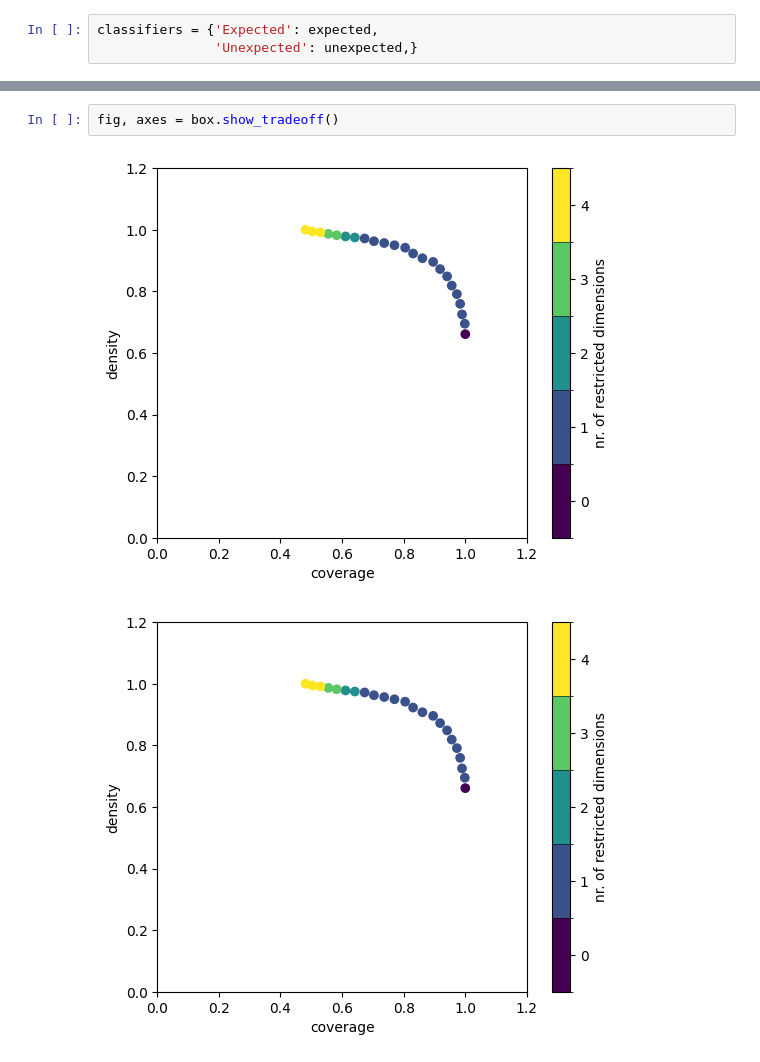
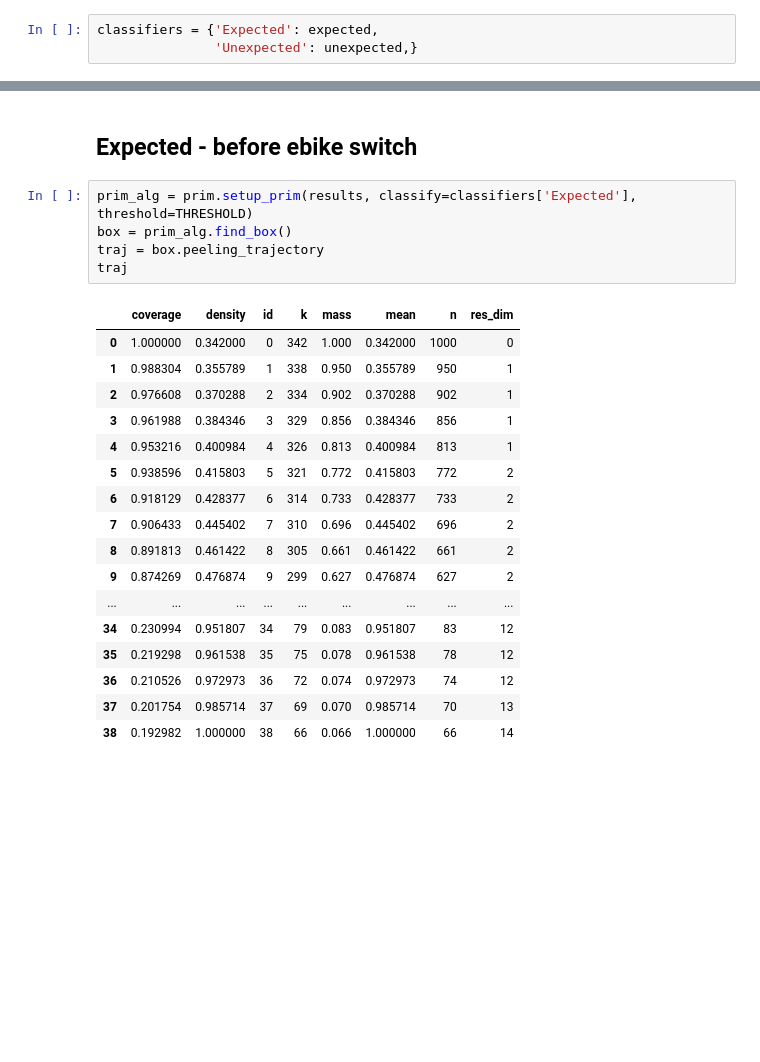
Before and after one commit to Michared/roadspace-reallocation, a Jupyter notebook: 3_Experiments/PRIM_main_outcomes.ipynb, the cells around one changed output, grey strips where cells are left out. Cells and saved outputs as stored; diff of their text form; blank space fills up the shorter version.

```diff
--- a/3_Experiments/PRIM_main_outcomes.ipynb
+++ b/3_Experiments/PRIM_main_outcomes.ipynb
@@ -193,5 +173,25 @@ traj
-# %%
-fig, axes = box.show_tradeoff()
-# %% [output]
-[figure, removed]
-[figure, removed]
+# %% [markdown]
+## Expected - before ebike switch
+# %%
+prim_alg = prim.setup_prim(results, classify=classifiers['Expected'], threshold=THRESHOLD)
+box = prim_alg.find_box()
+traj = box.peeling_trajectory
+traj
+# %% [output]
+|  | coverage | density | id | k | mass | mean | n | res_dim |
+| 0 | 1.000000 | 0.342000 | 0 | 342 | 1.000 | 0.342000 | 1000 | 0 |
+| 1 | 0.988304 | 0.355789 | 1 | 338 | 0.950 | 0.355789 | 950 | 1 |
+| 2 | 0.976608 | 0.370288 | 2 | 334 | 0.902 | 0.370288 | 902 | 1 |
+| 3 | 0.961988 | 0.384346 | 3 | 329 | 0.856 | 0.384346 | 856 | 1 |
+| 4 | 0.953216 | 0.400984 | 4 | 326 | 0.813 | 0.400984 | 813 | 1 |
+| 5 | 0.938596 | 0.415803 | 5 | 321 | 0.772 | 0.415803 | 772 | 2 |
+| 6 | 0.918129 | 0.428377 | 6 | 314 | 0.733 | 0.428377 | 733 | 2 |
+| 7 | 0.906433 | 0.445402 | 7 | 310 | 0.696 | 0.445402 | 696 | 2 |
+| 8 | 0.891813 | 0.461422 | 8 | 305 | 0.661 | 0.461422 | 661 | 2 |
+| 9 | 0.874269 | 0.476874 | 9 | 299 | 0.627 | 0.476874 | 627 | 2 |
+| ... | ... | ... | ... | ... | ... | ... | ... | ... |
+| 34 | 0.230994 | 0.951807 | 34 | 79 | 0.083 | 0.951807 | 83 | 12 |
+| 35 | 0.219298 | 0.961538 | 35 | 75 | 0.078 | 0.961538 | 78 | 12 |
+| 36 | 0.210526 | 0.972973 | 36 | 72 | 0.074 | 0.972973 | 74 | 12 |
+| 37 | 0.201754 | 0.985714 | 37 | 69 | 0.070 | 0.985714 | 70 | 13 |
+| 38 | 0.192982 | 1.000000 | 38 | 66 | 0.066 | 1.000000 | 66 | 14 |
```
Also changed, not shown: parts of 11 cells of this notebook, 1 other file.
